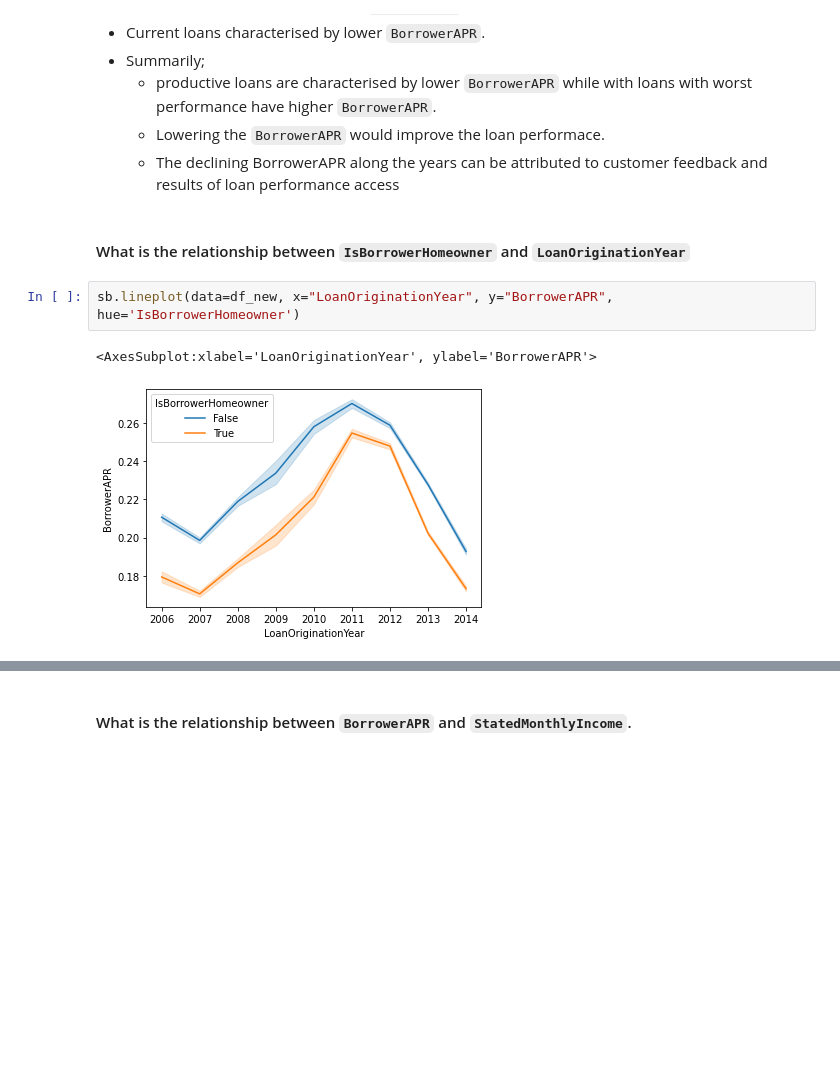
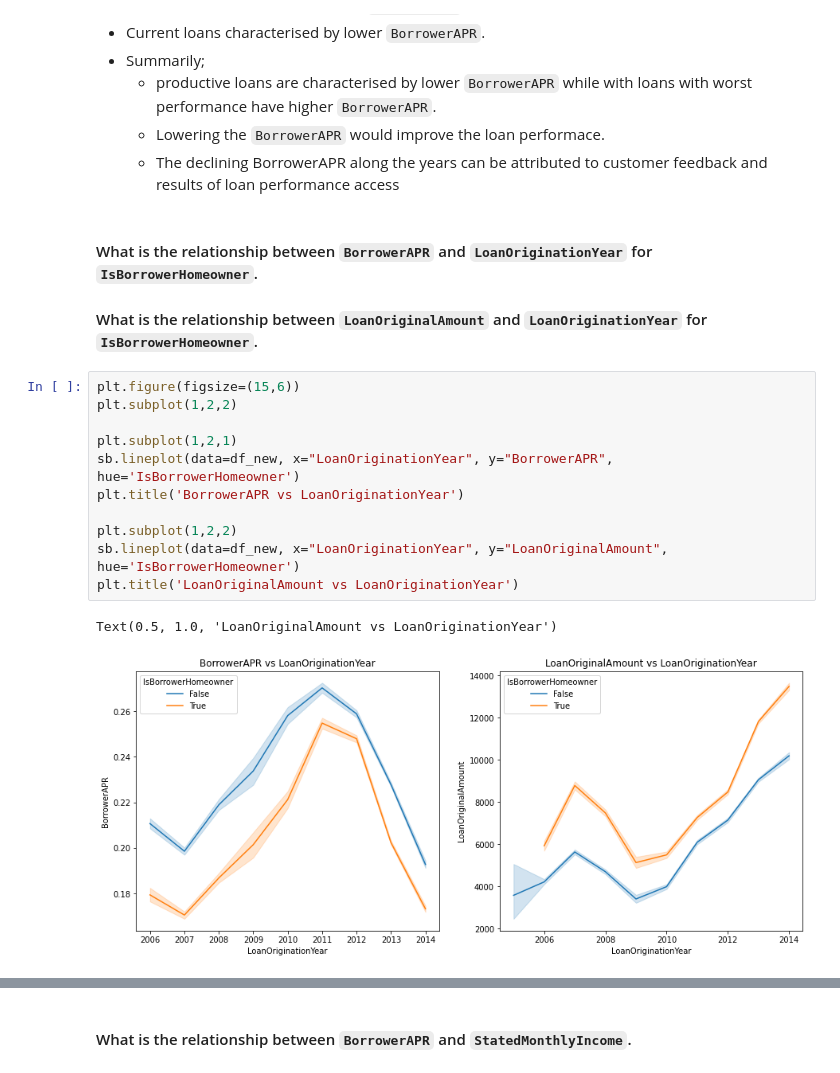
Before and after one commit to Reganmatics/Udacity-Data-visualisation-ProsperLoanData, a Jupyter notebook: partI_explore.ipynb, the cells around one changed output, grey strips where cells are left out. Cells and saved outputs as stored; diff of their text form; blank space fills up the shorter version.

```diff
--- a/partI_explore.ipynb
+++ b/partI_explore.ipynb
@@ -860,11 +845,21 @@ sb.lineplot(data=df_new, x="LoanOriginationYear", y="LoanOriginalAmount", hue='L
     - Lowering the `BorrowerAPR` would improve the loan performace.
     - The declining BorrowerAPR along the years can be attributed to customer feedback and results of loan performance access
 # %% [markdown]
-#### What is the relationship between `IsBorrowerHomeowner` and `LoanOriginationYear`
+#### What is the relationship between `BorrowerAPR` and `LoanOriginationYear` for `IsBorrowerHomeowner`.
+#### What is the relationship between `LoanOriginalAmount` and `LoanOriginationYear` for `IsBorrowerHomeowner`.
 # %%
+plt.figure(figsize=(15,6))
+plt.subplot(1,2,2)
+
+plt.subplot(1,2,1)
 sb.lineplot(data=df_new, x="LoanOriginationYear", y="BorrowerAPR", hue='IsBorrowerHomeowner')
+plt.title('BorrowerAPR vs LoanOriginationYear')
+
+plt.subplot(1,2,2)
+sb.lineplot(data=df_new, x="LoanOriginationYear", y="LoanOriginalAmount", hue='IsBorrowerHomeowner')
+plt.title('LoanOriginalAmount vs LoanOriginationYear')
 # %% [output]
-<AxesSubplot:xlabel='LoanOriginationYear', ylabel='BorrowerAPR'>
+Text(0.5, 1.0, 'LoanOriginalAmount vs LoanOriginationYear')
-[figure, old version]
+[figure, new version]
 # %% [markdown]
 #### Observations
```
Also changed, not shown: parts of 8 cells of this notebook, 4 other files.
